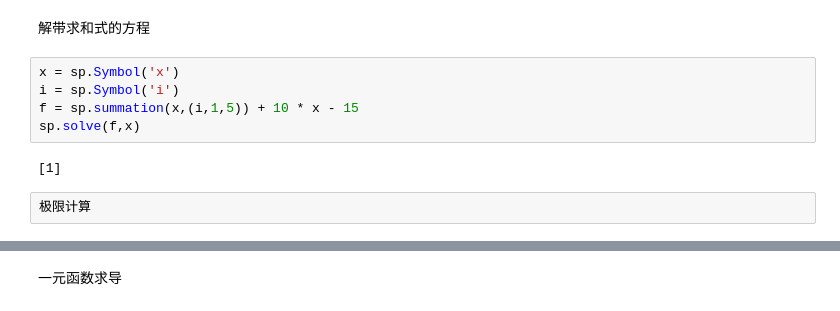
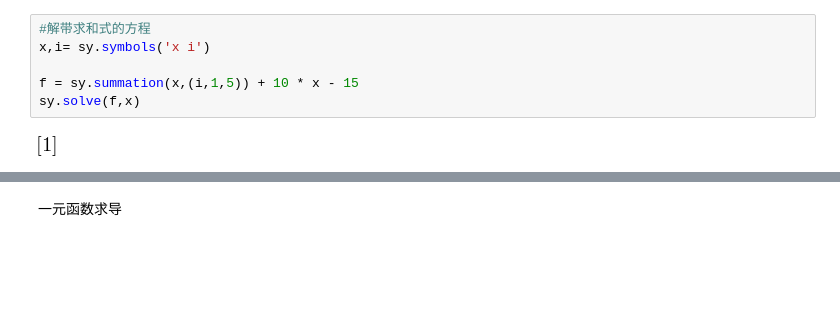
Before and after one commit to jayaston/mypyworks, a Jupyter notebook: 科学计算.ipynb, the cells around one changed output, grey strips where cells are left out. Drawn from its saved outputs; the diff is of its cells as text; blank space fills up the shorter version.

```diff
--- a/科学计算.ipynb
+++ b/科学计算.ipynb
@@ -65,14 +92,11 @@ sp.summation(2 * n,(n,1,100)) #也是求和式的表达式
 # %% [output]
 $\displaystyle 10100$
-# %% [markdown]
-解带求和式的方程
 # %%
-x = sp.Symbol('x')
-i = sp.Symbol('i')
-f = sp.summation(x,(i,1,5)) + 10 * x - 15
-sp.solve(f,x)
+#解带求和式的方程
+x,i= sy.symbols('x i')
+
+f = sy.summation(x,(i,1,5)) + 10 * x - 15
+sy.solve(f,x)
 # %% [output]
-[1]
+[figure, added]
-# %% [raw]
-极限计算
 # %%
```
Also changed, not shown: parts of 24 cells of this notebook, 2 other files.
